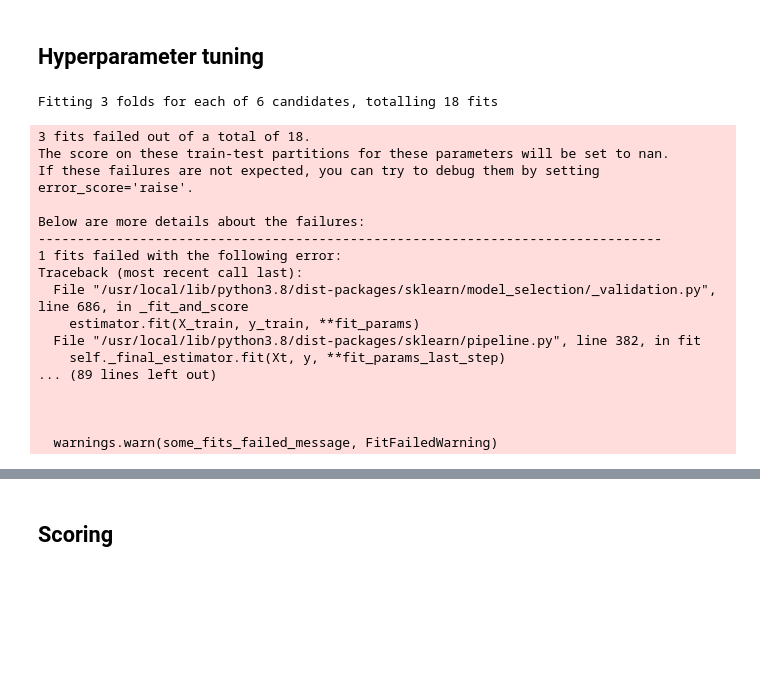
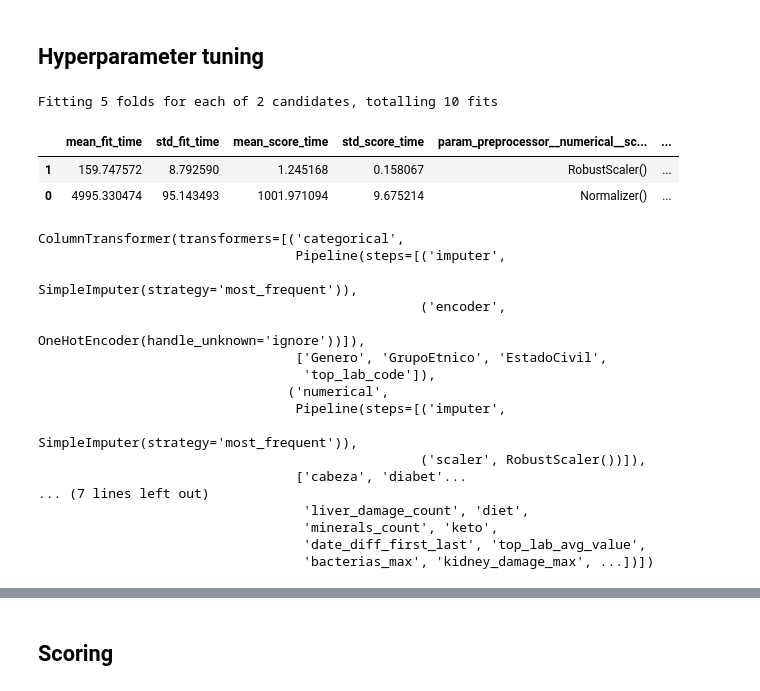
Before and after one commit to JuanGomez12/DataScience4AllProject, a Jupyter notebook: scripts/train_deep_ml.ipynb, the cells around one changed output, grey strips where cells are left out. Drawn from its saved outputs; the diff is of its cells as text; code cells hidden in the pictures; blank space fills up the shorter version.

Commit message:
Update config parameters

```diff
--- a/scripts/train_deep_ml.ipynb
+++ b/scripts/train_deep_ml.ipynb
@@ -257,46 +267,54 @@ Pipeline(steps=[('preprocessor',
 # %% [markdown]
 ## Hyperparameter tuning
 # %%
-sample_weight = compute_sample_weight(
-    class_weight='balanced',
-    y=df_merge[target_feature])
-
 scoring = {
     "Accuracy": "balanced_accuracy",
     "Weighted_F1": make_scorer(f1_score, average='weighted'),
     # 'roc_auc':make_scorer(roc_auc_score, average='weighted'),
     }
-best_model = pipeline.find_best_model(
-    X_train,
-    y_train,
-    cv=cv,
-    n_iter=n_iter,
-    n_jobs=n_jobs,
-    scoring=scoring,
-    random_state=7,
-    refit='Weighted_F1',
-    verbose = 8,
-    # error_score='raise',
-    )
+if not fit_pipeline and not save_path.is_file():
+    print(f'Could not find saved model in {save_path.resolve()}, retraining pipeline')
+    fit_pipeline = True
+
+if fit_pipeline:
+    best_model = pipeline.find_best_model(
+        X_train,
+        y_train,
+        cv=cv,
+        n_iter=n_iter,
+        n_jobs=n_jobs,
+        scoring=scoring,
+        random_state=7,
+        refit='Weighted_F1',
+        verbose = 8,
+        # error_score='raise',
+        )
+    with pd.option_context('display.max_columns', None):
+        display(pipeline.cv_results.sort_values(by=["rank_test_Weighted_F1"]).head(30))
+else:
+    best_model = load(save_path)
 
 preprocessor = best_model.named_steps['preprocessor']
 preprocessor
 # %% [output]
-Fitting 3 folds for each of 6 candidates, totalling 18 fits
+Fitting 5 folds for each of 2 candidates, totalling 10 fits
+|  | mean_fit_time | std_fit_time | mean_score_time | std_score_time | param_preprocessor__numerical__sc... | ... |
+| 1 | 159.747572 | 8.792590 | 1.245168 | 0.158067 | RobustScaler() | ... |
+| 0 | 4995.330474 | 95.143493 | 1001.971094 | 9.675214 | Normalizer() | ... |
-3 fits failed out of a total of 18.
-The score on these train-test partitions for these parameters will be set to nan.
-If these failures are not expected, you can try to debug them by setting error_score='raise'.
-
-Below are more details about the failures:
---------------------------------------------------------------------------------
-1 fits failed with the following error:
-Traceback (most recent call last):
-  File "/usr/local/lib/python3.8/dist-packages/sklearn/model_selection/_validation.py", line 686, in _fit_and_score
-    estimator.fit(X_train, y_train, **fit_params)
-  File "/usr/local/lib/python3.8/dist-packages/sklearn/pipeline.py", line 382, in fit
-    self._final_estimator.fit(Xt, y, **fit_params_last_step)
-... (89 lines left out)
-
-
-
-  warnings.warn(some_fits_failed_message, FitFailedWarning)
+ColumnTransformer(transformers=[('categorical',
+                                 Pipeline(steps=[('imputer',
+                                                  SimpleImputer(strategy='most_frequent')),
+                                                 ('encoder',
+                                                  OneHotEncoder(handle_unknown='ignore'))]),
+                                 ['Genero', 'GrupoEtnico', 'EstadoCivil',
+                                  'top_lab_code']),
+                                ('numerical',
+                                 Pipeline(steps=[('imputer',
+                                                  SimpleImputer(strategy='most_frequent')),
+                                                 ('scaler', RobustScaler())]),
+                                 ['cabeza', 'diabet'...
+... (7 lines left out)
+                                  'liver_damage_count', 'diet',
+                                  'minerals_count', 'keto',
+                                  'date_diff_first_last', 'top_lab_avg_value',
+                                  'bacterias_max', 'kidney_damage_max', ...])])
```
Also changed, not shown: parts of 14 cells of this notebook.
